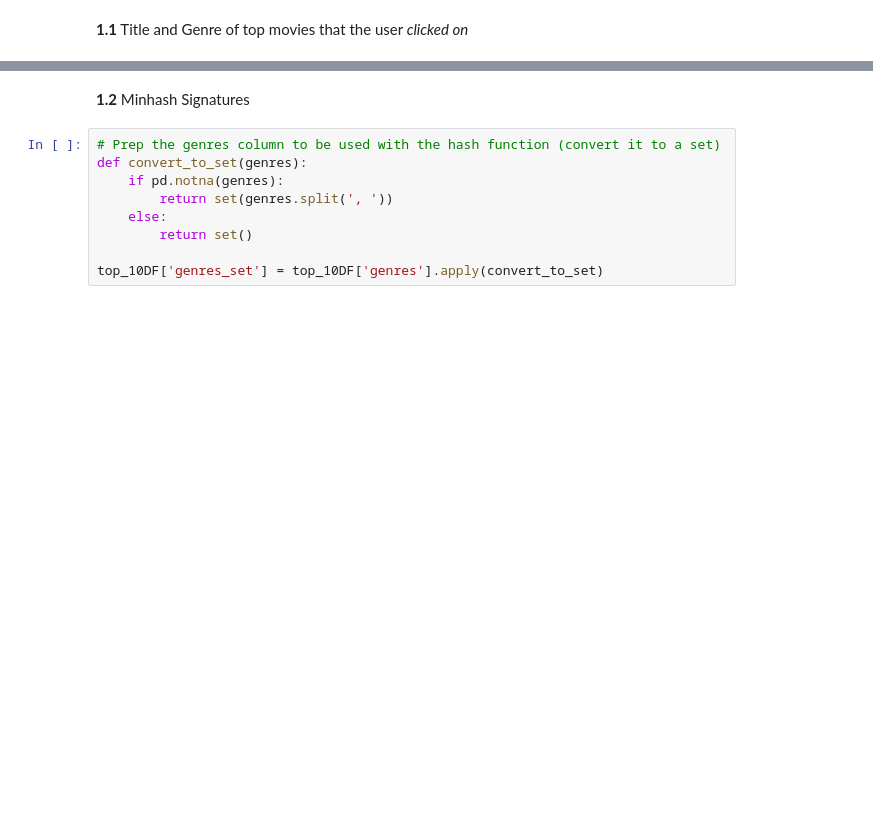
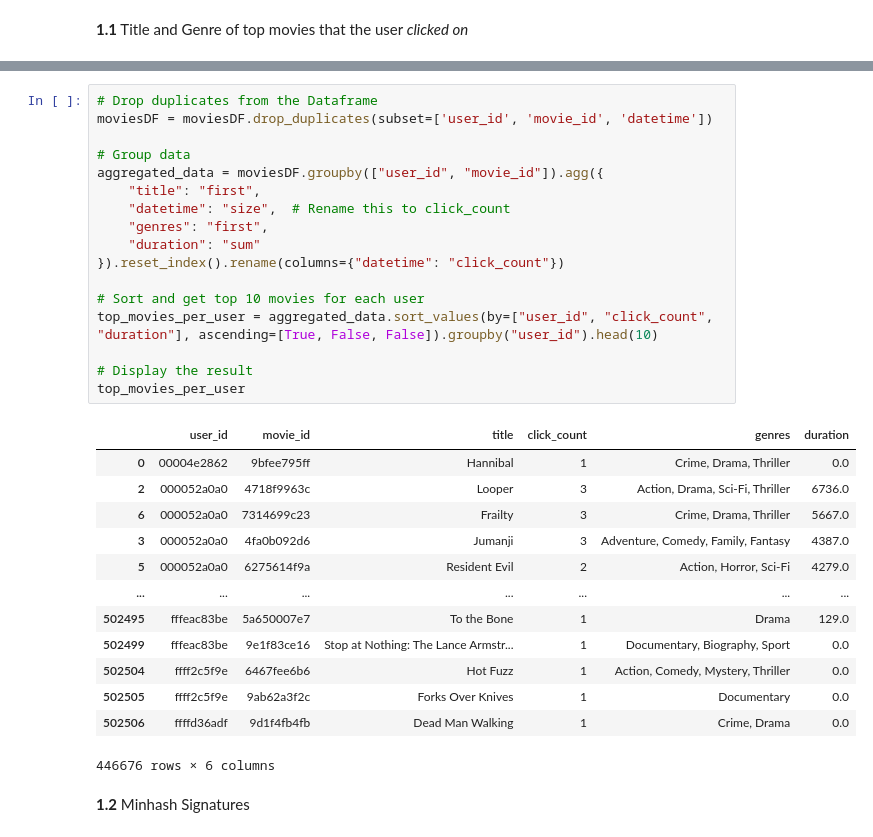
Before and after one commit to AmbarChatterjee/ADM_HW4_Group3, a Jupyter notebook: HW4_main.ipynb, the cells around one changed output, grey strips where cells are left out. Saved outputs shown, nothing was run; the diff lists cells and outputs as text; blank space fills up the shorter version.

```diff
--- a/HW4_main.ipynb
+++ b/HW4_main.ipynb
@@ -84,11 +39,33 @@ top_10DF
+# %%
+# Drop duplicates from the Dataframe
+moviesDF = moviesDF.drop_duplicates(subset=['user_id', 'movie_id', 'datetime'])
+
+# Group data
+aggregated_data = moviesDF.groupby(["user_id", "movie_id"]).agg({
+    "title": "first",
+    "datetime": "size",  # Rename this to click_count
+    "genres": "first",
+    "duration": "sum"
+}).reset_index().rename(columns={"datetime": "click_count"})
+
+# Sort and get top 10 movies for each user
+top_movies_per_user = aggregated_data.sort_values(by=["user_id", "click_count", "duration"], ascending=[True, False, False]).groupby("user_id").head(10)
+
+# Display the result
+top_movies_per_user
+# %% [output]
+|  | user_id | movie_id | title | click_count | genres | duration |
+| 0 | 00004e2862 | 9bfee795ff | Hannibal | 1 | Crime, Drama, Thriller | 0.0 |
+| 2 | 000052a0a0 | 4718f9963c | Looper | 3 | Action, Drama, Sci-Fi, Thriller | 6736.0 |
+| 6 | 000052a0a0 | 7314699c23 | Frailty | 3 | Crime, Drama, Thriller | 5667.0 |
+| 3 | 000052a0a0 | 4fa0b092d6 | Jumanji | 3 | Adventure, Comedy, Family, Fantasy | 4387.0 |
+| 5 | 000052a0a0 | 6275614f9a | Resident Evil | 2 | Action, Horror, Sci-Fi | 4279.0 |
+| ... | ... | ... | ... | ... | ... | ... |
+| 502495 | fffeac83be | 5a650007e7 | To the Bone | 1 | Drama | 129.0 |
+| 502499 | fffeac83be | 9e1f83ce16 | Stop at Nothing: The Lance Armstr... | 1 | Documentary, Biography, Sport | 0.0 |
+| 502504 | ffff2c5f9e | 6467fee6b6 | Hot Fuzz | 1 | Action, Comedy, Mystery, Thriller | 0.0 |
+| 502505 | ffff2c5f9e | 9ab62a3f2c | Forks Over Knives | 1 | Documentary | 0.0 |
+| 502506 | ffffd36adf | 9d1f4fb4fb | Dead Man Walking | 1 | Crime, Drama | 0.0 |
+446676 rows × 6 columns
 # %% [markdown]
 **1.2** Minhash Signatures
-# %%
-# Prep the genres column to be used with the hash function (convert it to a set)
-def convert_to_set(genres):
-    if pd.notna(genres):
-        return set(genres.split(', '))
-    else:
-        return set()
-
-top_10DF['genres_set'] = top_10DF['genres'].apply(convert_to_set)
```
Also changed, not shown: parts of 12 cells of this notebook.
